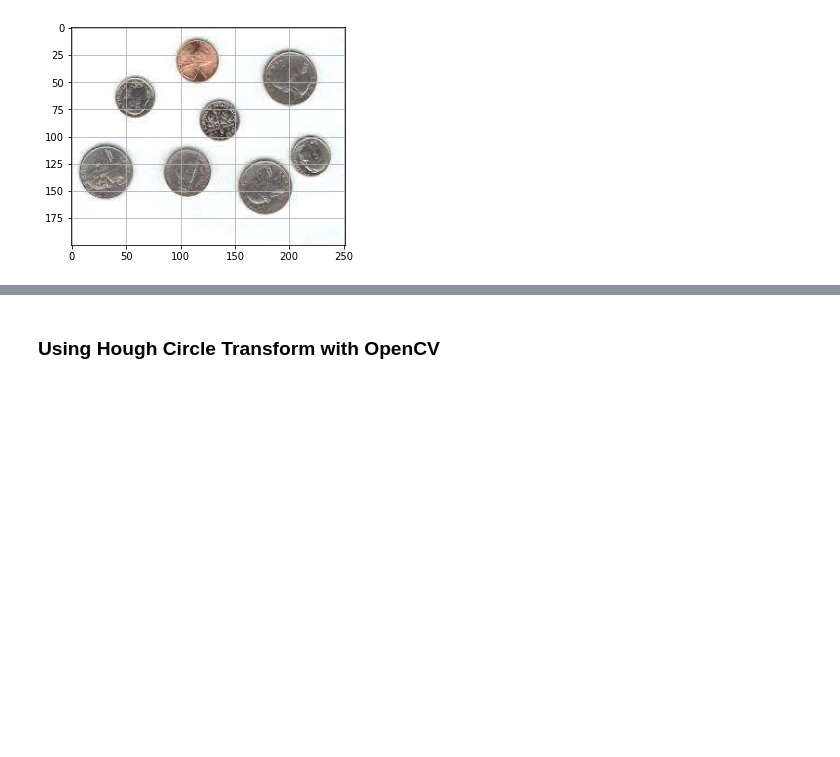
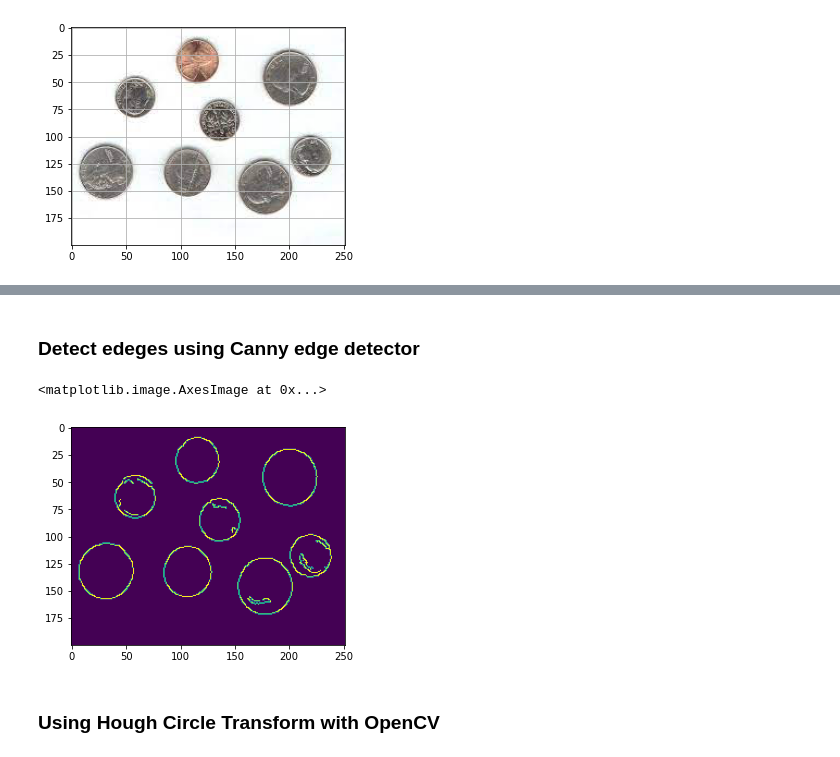
Before and after one commit to karank85/count-coins, a Jupyter notebook: main.ipynb, the cells around one changed output, grey strips where cells are left out. Drawn from its saved outputs; the diff is of its cells as text; code cells hidden in the pictures; blank space fills up the shorter version.

```diff
--- a/main.ipynb
+++ b/main.ipynb
@@ -25,3 +34,14 @@ import cv2
+# %% [markdown]
+### Detect edeges using Canny edge detector
+# %%
+def edge_detect(image, min_val, max_val):
+    return cv2.Canny(image, min_val, max_val)
+
+sample_image_canny = edge_detect(sample_image_gray_blur, 130, 400)
+plt.imshow(sample_image_canny)
+# %% [output]
+<matplotlib.image.AxesImage at 0x...>
+[figure, added]
 # %% [markdown]
 ### Using Hough Circle Transform with OpenCV
 # %%
```
Also changed, not shown: parts of 9 cells of this notebook.
